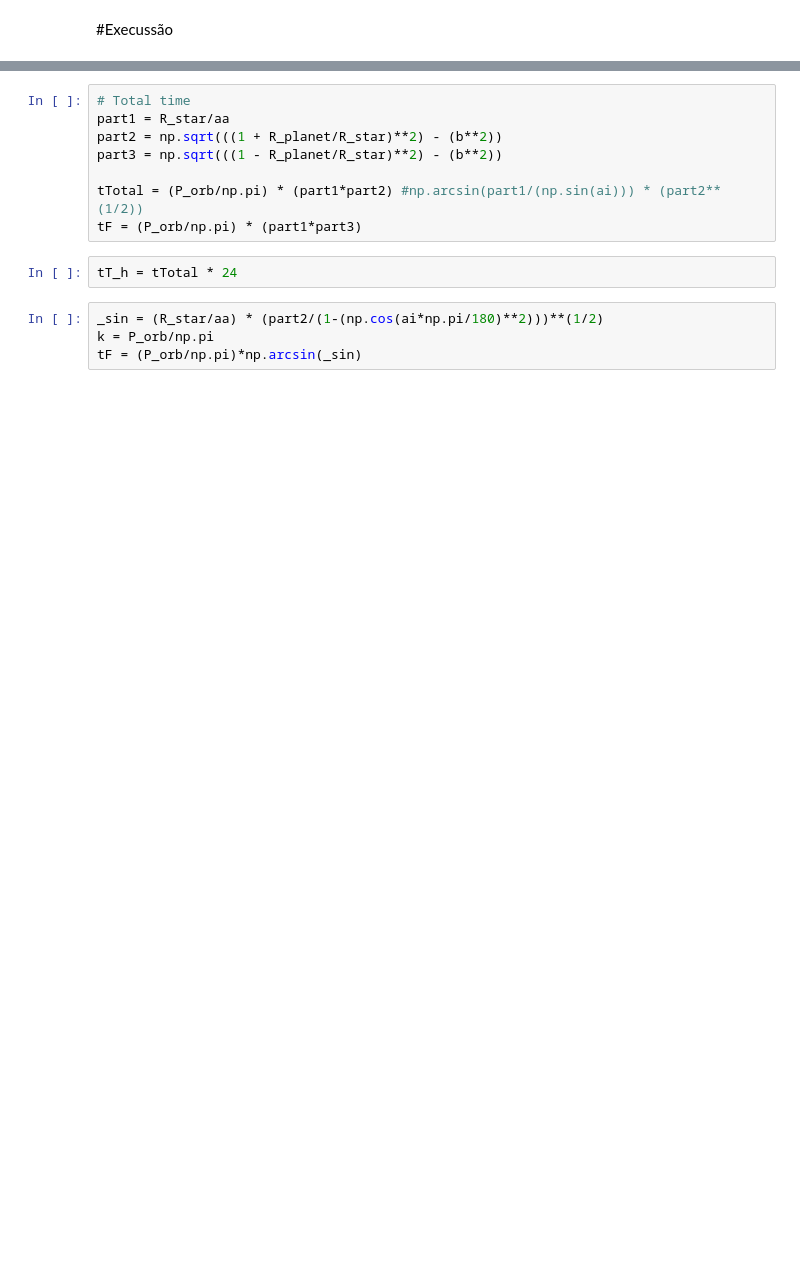
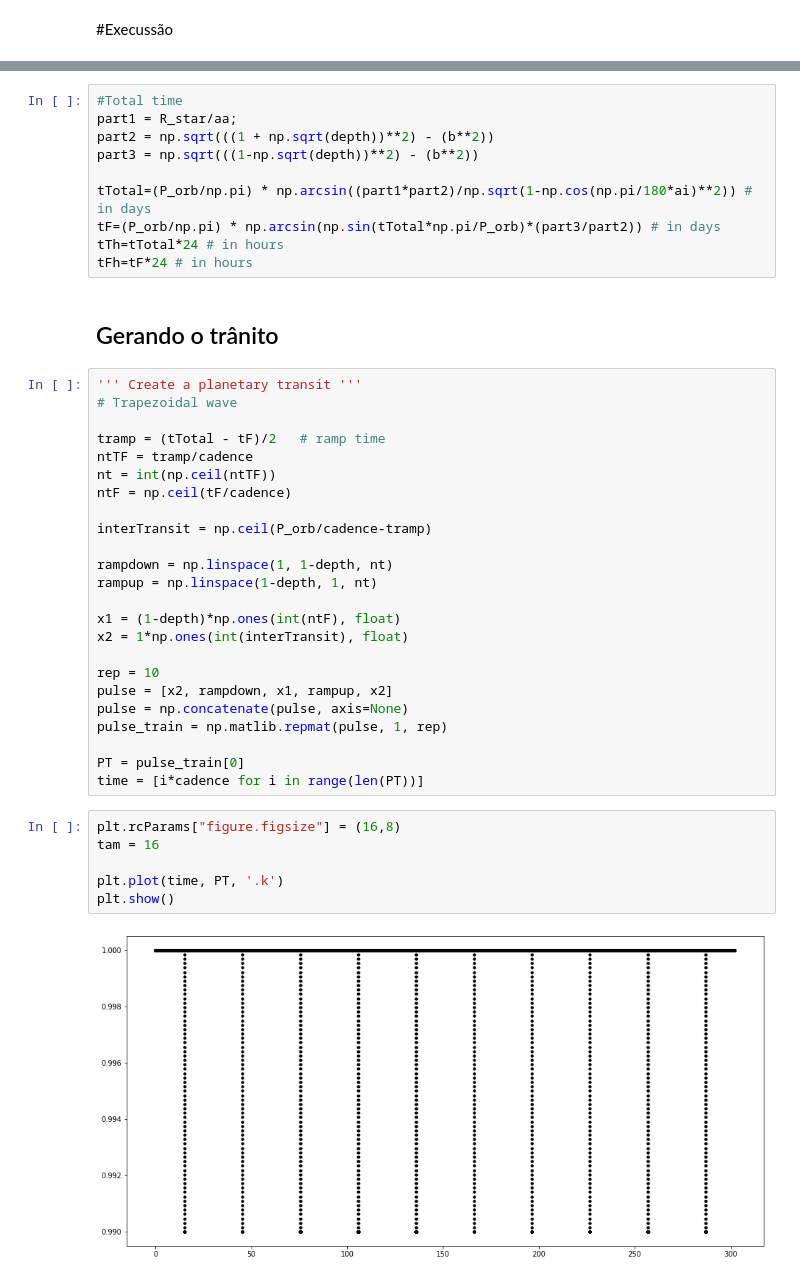
Before and after one commit to cleber-si/Sim_One, a Jupyter notebook: Sim_One.ipynb, the cells around one changed output, grey strips where cells are left out. Drawn from its saved outputs; the diff is of its cells as text; blank space fills up the shorter version.

```diff
--- a/Sim_One.ipynb
+++ b/Sim_One.ipynb
@@ -29,14 +57,44 @@ b = (aa/R_star) * np.cos(ai*np.pi/180)                        # Impact parameter
 # %%
-# Total time
-part1 = R_star/aa
-part2 = np.sqrt(((1 + R_planet/R_star)**2) - (b**2))
-part3 = np.sqrt(((1 - R_planet/R_star)**2) - (b**2))
+#Total time
+part1 = R_star/aa;
+part2 = np.sqrt(((1 + np.sqrt(depth))**2) - (b**2))
+part3 = np.sqrt(((1-np.sqrt(depth))**2) - (b**2))
 
-tTotal = (P_orb/np.pi) * (part1*part2) #np.arcsin(part1/(np.sin(ai))) * (part2**(1/2))
-tF = (P_orb/np.pi) * (part1*part3)
+tTotal=(P_orb/np.pi) * np.arcsin((part1*part2)/np.sqrt(1-np.cos(np.pi/180*ai)**2)) # in days
+tF=(P_orb/np.pi) * np.arcsin(np.sin(tTotal*np.pi/P_orb)*(part3/part2)) # in days
+tTh=tTotal*24 # in hours
+tFh=tF*24 # in hours
-# %%
-tT_h = tTotal * 24
-# %%
-_sin = (R_star/aa) * (part2/(1-(np.cos(ai*np.pi/180)**2)))**(1/2)
-k = P_orb/np.pi
-tF = (P_orb/np.pi)*np.arcsin(_sin)
+# %% [markdown]
+## Gerando o trânito
+# %%
+''' Create a planetary transit '''
+# Trapezoidal wave
+
+tramp = (tTotal - tF)/2   # ramp time
+ntTF = tramp/cadence
+nt = int(np.ceil(ntTF))
+ntF = np.ceil(tF/cadence)
+
+interTransit = np.ceil(P_orb/cadence-tramp)
+
+rampdown = np.linspace(1, 1-depth, nt)
+rampup = np.linspace(1-depth, 1, nt)
+
+x1 = (1-depth)*np.ones(int(ntF), float)
+x2 = 1*np.ones(int(interTransit), float)
+
+rep = 10
+pulse = [x2, rampdown, x1, rampup, x2]
+pulse = np.concatenate(pulse, axis=None)
+pulse_train = np.matlib.repmat(pulse, 1, rep)
+
+PT = pulse_train[0]
+time = [i*cadence for i in range(len(PT))]
+# %%
+plt.rcParams["figure.figsize"] = (16,8)
+tam = 16
+
+plt.plot(time, PT, '.k')
+plt.show()
+# %% [output]
+[figure, added]
```
Also changed, not shown: parts of 11 cells of this notebook, 2 other files.
